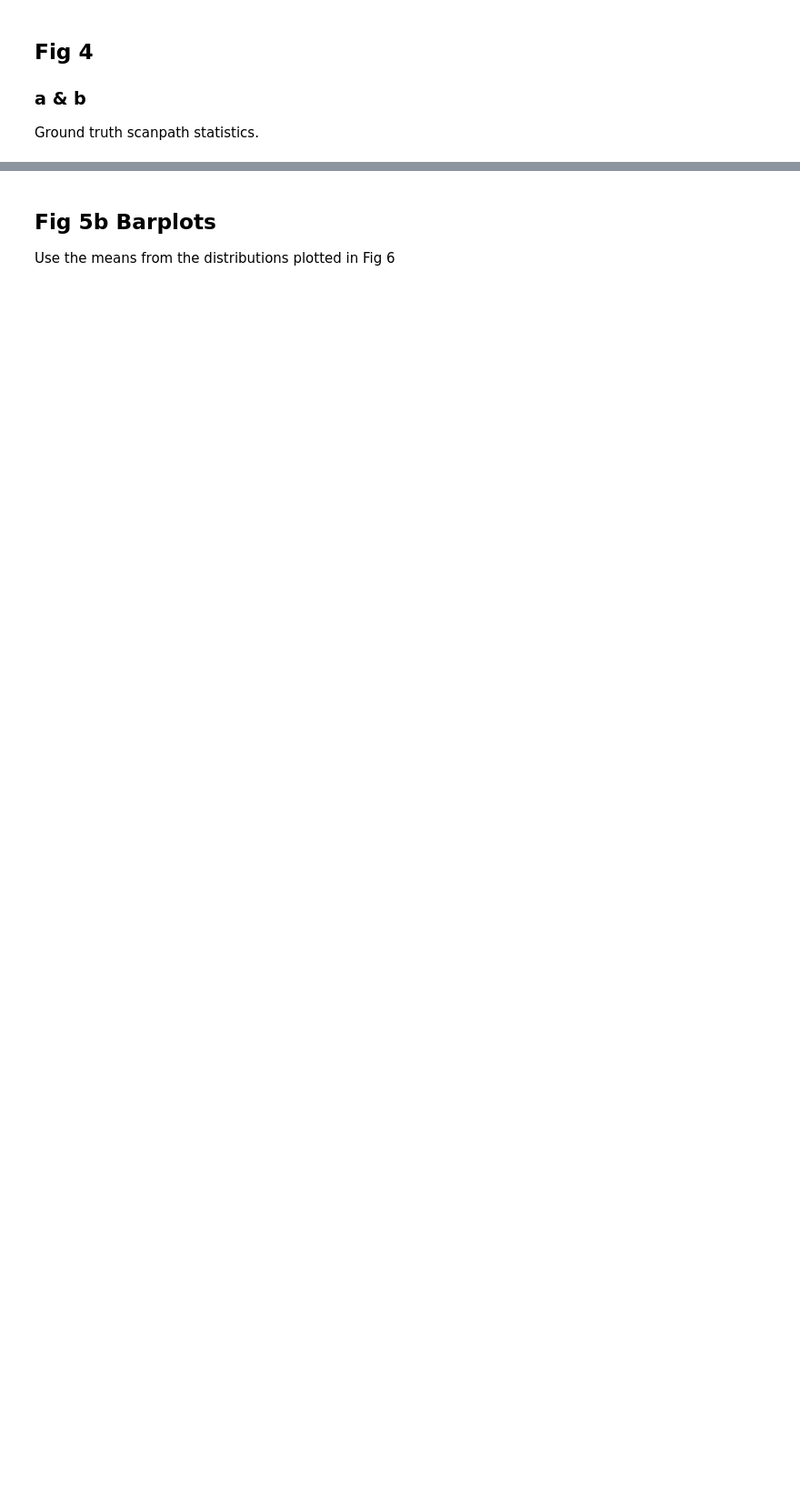
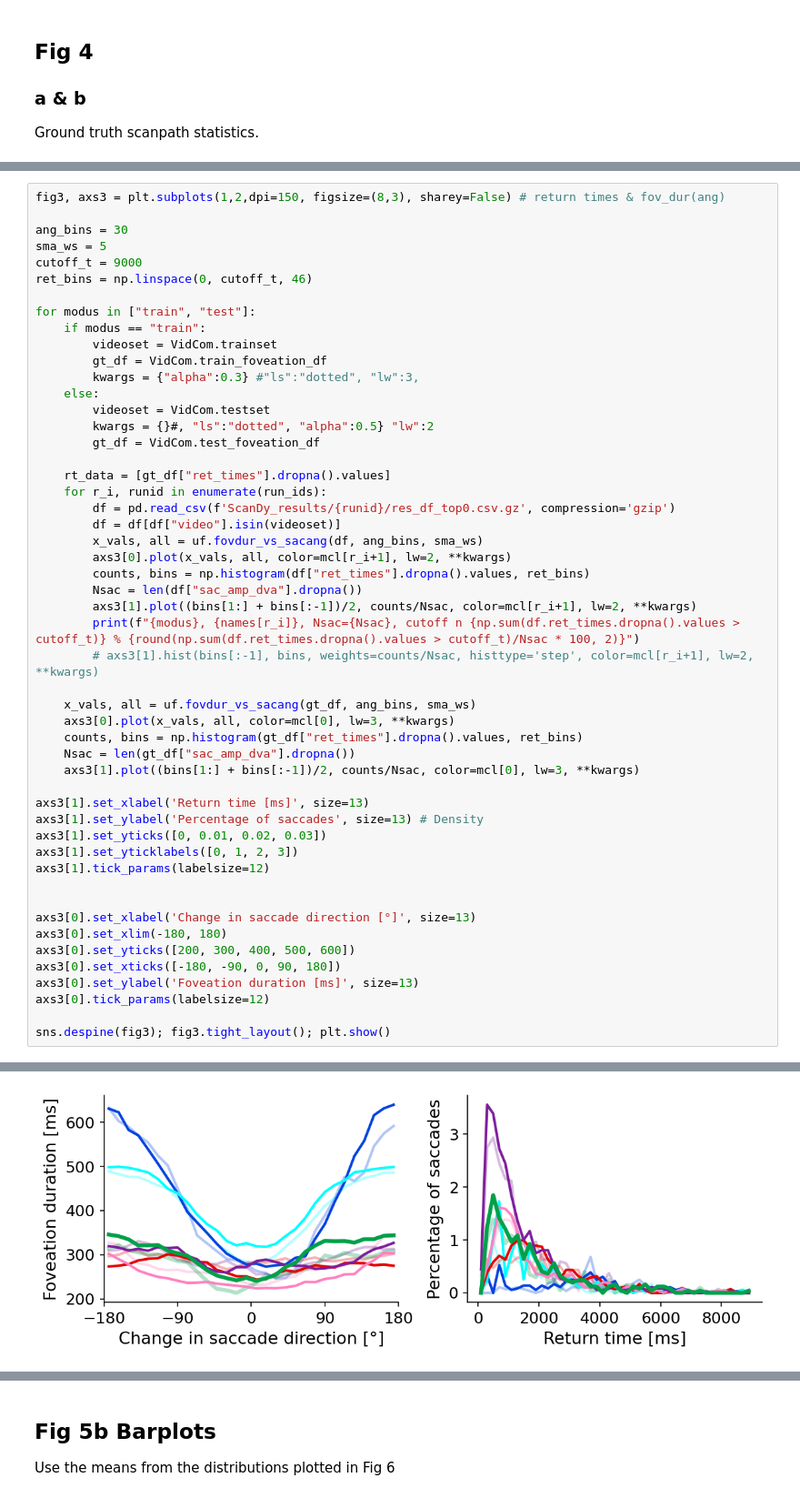
Before and after one commit to rederoth/ScanDy, a Jupyter notebook: examples/manuscript_results.ipynb, the cells around one changed output, grey strips where cells are left out. Shown at 91% size. Saved outputs shown, nothing was run; the diff lists cells and outputs as text; blank space fills up the shorter version.

Commit message:
updated manuscript results as in revision

```diff
--- a/examples/manuscript_results.ipynb
+++ b/examples/manuscript_results.ipynb
@@ -289,0 +277,52 @@ for model_idx in range(4):
+# %%
+fig3, axs3 = plt.subplots(1,2,dpi=150, figsize=(8,3), sharey=False) # return times & fov_dur(ang)
+
+ang_bins = 30
+sma_ws = 5
+cutoff_t = 9000
+ret_bins = np.linspace(0, cutoff_t, 46)
+
+for modus in ["train", "test"]:
+    if modus == "train":
+        videoset = VidCom.trainset
+        gt_df = VidCom.train_foveation_df
+        kwargs = {"alpha":0.3} #"ls":"dotted", "lw":3,
+    else:
+        videoset = VidCom.testset
+        kwargs = {}#, "ls":"dotted", "alpha":0.5} "lw":2
+        gt_df = VidCom.test_foveation_df
+
+    rt_data = [gt_df["ret_times"].dropna().values]
+    for r_i, runid in enumerate(run_ids):
+        df = pd.read_csv(f'ScanDy_results/{runid}/res_df_top0.csv.gz', compression='gzip')
+        df = df[df["video"].isin(videoset)]
+        x_vals, all = uf.fovdur_vs_sacang(df, ang_bins, sma_ws)
+        axs3[0].plot(x_vals, all, color=mcl[r_i+1], lw=2, **kwargs)
+        counts, bins = np.histogram(df["ret_times"].dropna().values, ret_bins)
+        Nsac = len(df["sac_amp_dva"].dropna())
+        axs3[1].plot((bins[1:] + bins[:-1])/2, counts/Nsac, color=mcl[r_i+1], lw=2, **kwargs)
+        print(f"{modus}, {names[r_i]}, Nsac={Nsac}, cutoff n {np.sum(df.ret_times.dropna().values > cutoff_t)} % {round(np.sum(df.ret_times.dropna().values > cutoff_t)/Nsac * 100, 2)}")
+        # axs3[1].hist(bins[:-1], bins, weights=counts/Nsac, histtype='step', color=mcl[r_i+1], lw=2, **kwargs)
+
+    x_vals, all = uf.fovdur_vs_sacang(gt_df, ang_bins, sma_ws)
+    axs3[0].plot(x_vals, all, color=mcl[0], lw=3, **kwargs)
+    counts, bins = np.histogram(gt_df["ret_times"].dropna().values, ret_bins)
+    Nsac = len(gt_df["sac_amp_dva"].dropna())
+    axs3[1].plot((bins[1:] + bins[:-1])/2, counts/Nsac, color=mcl[0], lw=3, **kwargs)
+
+axs3[1].set_xlabel('Return time [ms]', size=13)
+axs3[1].set_ylabel('Percentage of saccades', size=13) # Density
+axs3[1].set_yticks([0, 0.01, 0.02, 0.03])
+axs3[1].set_yticklabels([0, 1, 2, 3])
+axs3[1].tick_params(labelsize=12)
+
+
+axs3[0].set_xlabel('Change in saccade direction [°]', size=13)
+axs3[0].set_xlim(-180, 180)
+axs3[0].set_yticks([200, 300, 400, 500, 600])
+axs3[0].set_xticks([-180, -90, 0, 90, 180])
+axs3[0].set_ylabel('Foveation duration [ms]', size=13)
+axs3[0].tick_params(labelsize=12)
+
+sns.despine(fig3); fig3.tight_layout(); plt.show()
+# %% [output]
@@ -289,0 +339 @@ for model_idx in range(4):
+[figure, added]
```
Also changed, not shown: parts of 42 cells of this notebook, 2 other files.
